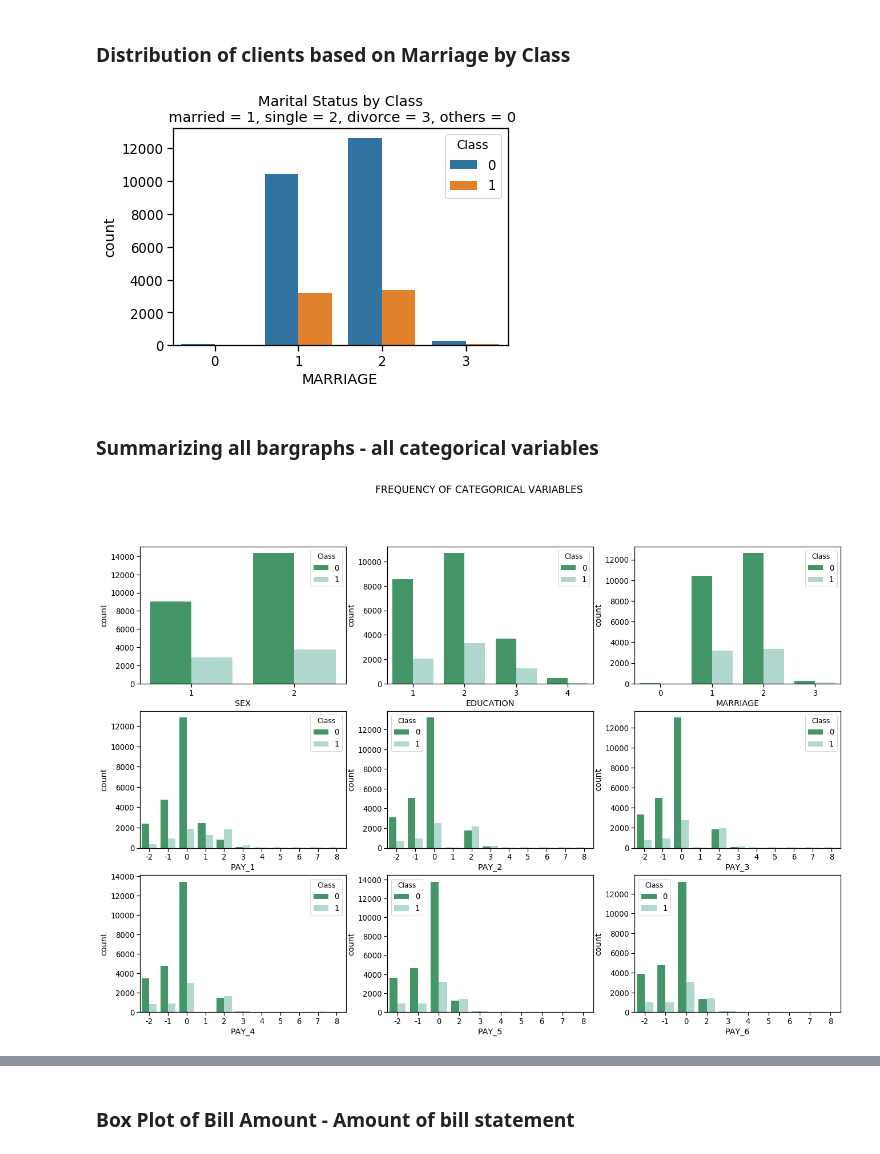
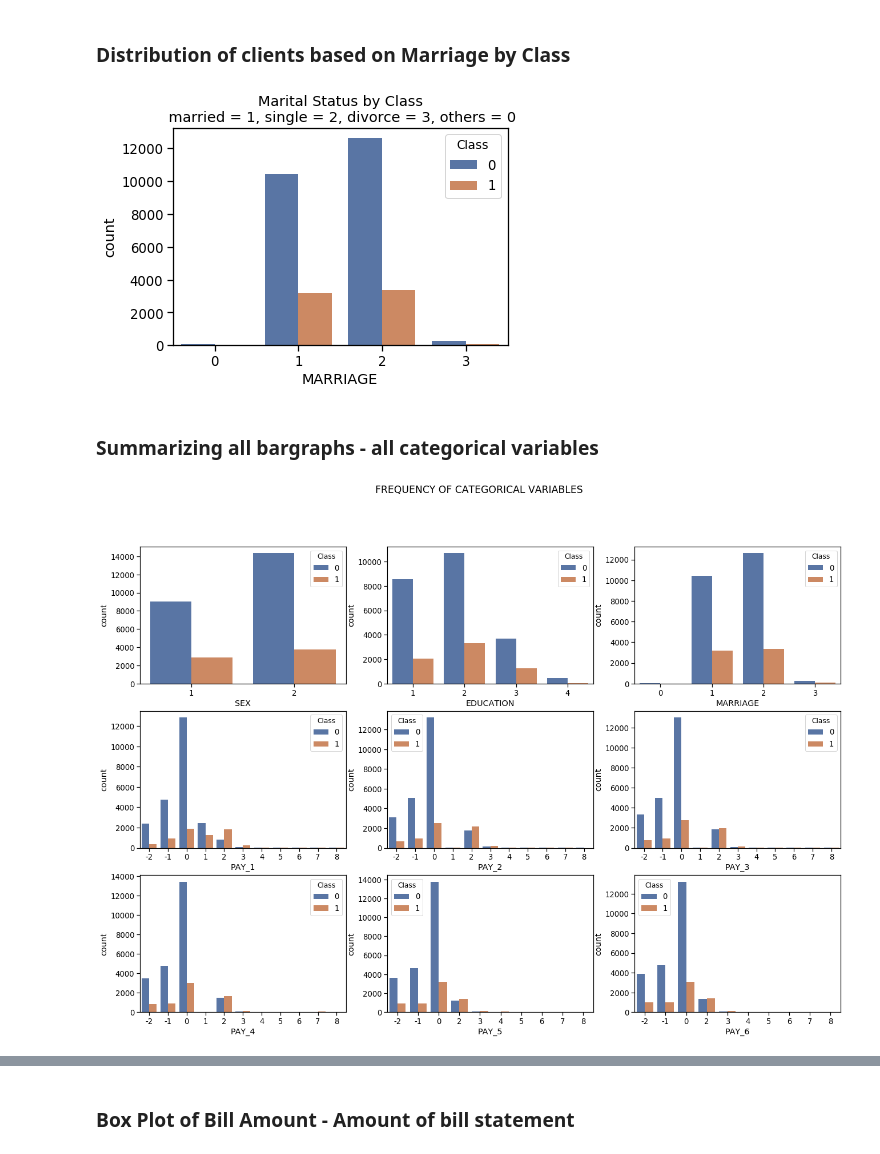
Before and after one commit to guptaaxita/Credit_card_default_EDA, a Jupyter notebook: Course5_Task2_EDA.ipynb, the cells around one changed output, grey strips where cells are left out. Saved outputs shown, nothing was run; the diff lists cells and outputs as text; code cells hidden in the pictures.

```diff
--- a/Course5_Task2_EDA.ipynb
+++ b/Course5_Task2_EDA.ipynb
@@ -295,28 +303,29 @@ plt.show()
 # %% [markdown]
 ### Distribution of clients based on Marriage by Class
 # %%
-sns.countplot(x='MARRIAGE', data=credit, hue="Class")
+# Distribution of people by marital status level based on "Class 0 vs. 1"
+sns.countplot(x='MARRIAGE', data=credit, hue="Class" , palette="deep" )
 plt.title('Marital Status by Class\n married = 1, single = 2, divorce = 3, others = 0')
 plt.show()
 # %% [output]
-[figure, old version]
+[figure, new version]
 # %% [markdown]
 ### Summarizing all bargraphs - all categorical variables
 # %%
 # Creating a new dataframe with categorical variables
 subset1 = credit[['SEX', 'EDUCATION', 'MARRIAGE', 'PAY_1', 'PAY_2', 'PAY_3', 'PAY_4',
                'PAY_5', 'PAY_6', 'Class']]
 
 f, axes = plt.subplots(3, 3, figsize=(22, 15), facecolor='white')
 f.suptitle('FREQUENCY OF CATEGORICAL VARIABLES')
-ax1 = sns.countplot(x="SEX", hue="Class", data=subset1, palette="BuGn_r", ax=axes[0,0])
-ax2 = sns.countplot(x="EDUCATION", hue="Class", data=subset1, palette="BuGn_r",ax=axes[0,1])
-ax3 = sns.countplot(x="MARRIAGE", hue="Class", data=subset1, palette="BuGn_r",ax=axes[0,2])
-ax4 = sns.countplot(x="PAY_1", hue="Class", data=subset1, palette="BuGn_r", ax=axes[1,0])
-ax5 = sns.countplot(x="PAY_2", hue="Class", data=subset1, palette="BuGn_r", ax=axes[1,1])
-ax6 = sns.countplot(x="PAY_3", hue="Class", data=subset1, palette="BuGn_r", ax=axes[1,2])
-ax7 = sns.countplot(x="PAY_4", hue="Class", data=subset1, palette="BuGn_r", ax=axes[2,0])
-ax8 = sns.countplot(x="PAY_5", hue="Class", data=subset1, palette="BuGn_r", ax=axes[2,1])
-ax9 = sns.countplot(x="PAY_6", hue="Class", data=subset1, palette="BuGn_r", ax=axes[2,2]);
+ax1 = sns.countplot(x="SEX", hue="Class", data=subset1, palette="deep", ax=axes[0,0])
+ax2 = sns.countplot(x="EDUCATION", hue="Class", data=subset1, palette="deep",ax=axes[0,1])
+ax3 = sns.countplot(x="MARRIAGE", hue="Class", data=subset1, palette="deep",ax=axes[0,2])
+ax4 = sns.countplot(x="PAY_1", hue="Class", data=subset1, palette="deep", ax=axes[1,0])
+ax5 = sns.countplot(x="PAY_2", hue="Class", data=subset1, palette="deep", ax=axes[1,1])
+ax6 = sns.countplot(x="PAY_3", hue="Class", data=subset1, palette="deep", ax=axes[1,2])
+ax7 = sns.countplot(x="PAY_4", hue="Class", data=subset1, palette="deep", ax=axes[2,0])
+ax8 = sns.countplot(x="PAY_5", hue="Class", data=subset1, palette="deep", ax=axes[2,1])
+ax9 = sns.countplot(x="PAY_6", hue="Class", data=subset1, palette="deep", ax=axes[2,2]);
 # %% [output]
-[figure, old version]
+[figure, new version]
```
Also changed, not shown: parts of 45 cells of this notebook.
